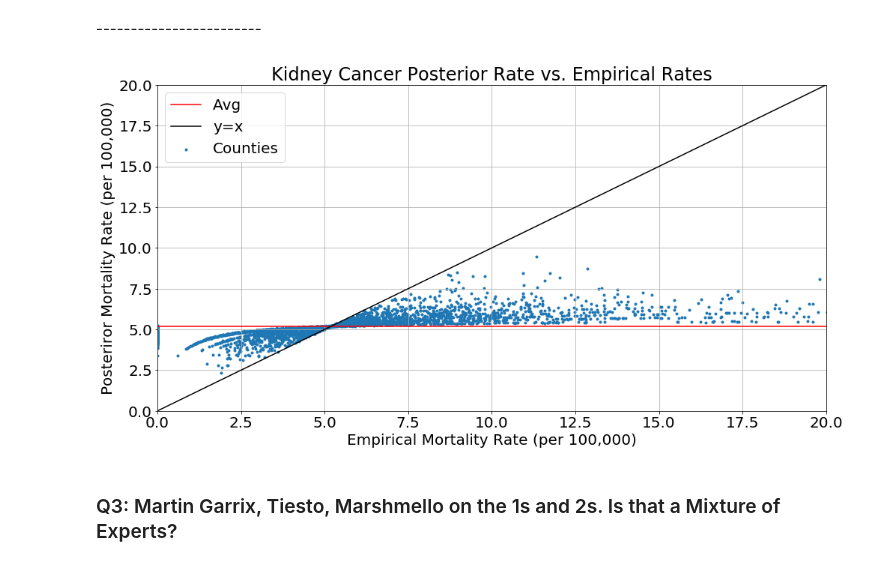
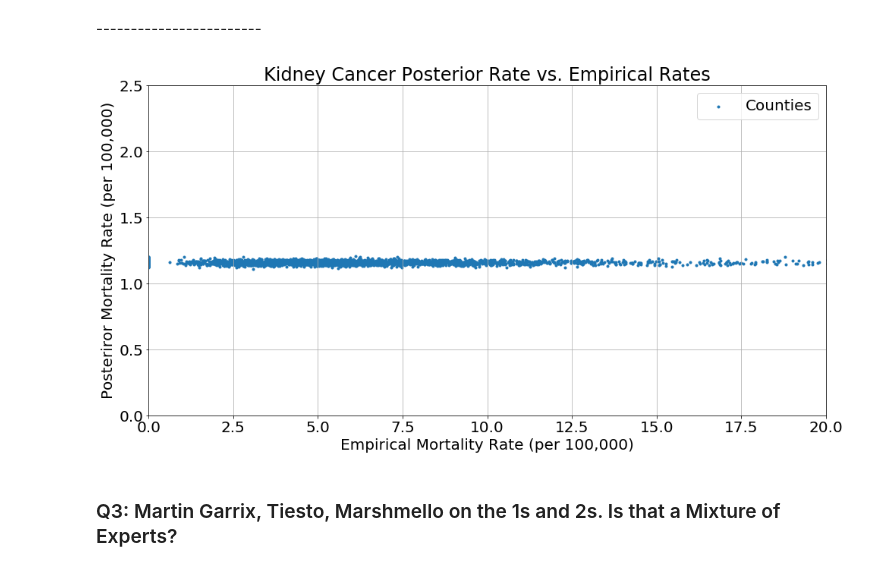
Before and after one commit to IACS-AM-207-Braavos/AM-207, a Jupyter notebook: hw8/AM207_HW8_MSE.ipynb, the cells around one changed output. Drawn from its saved outputs; the diff is of its cells as text; code cells hidden in the pictures.

Commit message:
fixes to question 2: results consistent with OH values for alpha and beta, and theta samples used instead of mortality rate (question asks for cancer rate, which is modeled by theta itself)

```diff
--- a/hw8/AM207_HW8_MSE.ipynb
+++ b/hw8/AM207_HW8_MSE.ipynb
@@ -525,0 +411,15 @@ sigma = 0.000050
+# %%
+kcancer=pd.read_csv('kcancer.csv')
+# %%
+def compute_alpha(beta, mu_bar):
+    return beta*mu_bar / 5
+
+def compute_beta(var_bar, mu_bar, n_bar):
+    return 5/((var_bar/mu_bar)-(1/n_bar))
+
+mu_bar = kcancer['pct_mortality'].mean()
+var_bar = kcancer['pct_mortality'].std()**2
+n_bar = kcancer['pop'].mean()
+beta_match = compute_beta(var_bar,mu_bar,n_bar)
+alpha_match= compute_alpha(beta_match,mu_bar)
+print('Alpha: {}, Beta: {}'.format(alpha_match, beta_match))
@@ -615,0 +449,4 @@ make_plot(mortality_rates, post_means)
+# %%
+n_samps=5000
+theta_samps=scipy.stats.beta(alpha_match, beta_match).rvs(size=(kcancer.shape[0],n_samps))
+theta_means=np.mean(theta_samps, axis=1)
@@ -615,0 +455,16 @@ make_plot(mortality_rates, post_means)
+# %%
+def scatter_plot_cancer_rates(data_df, estimates, ax=None):
+
+    if not ax:
+        ax = data_df.plot(kind='scatter', x="pop",y="pct_mortality", alpha=0.05, color="grey")
+
+    bot_kcancer_counties = data_df.sort_values(by='pct_mortality',ascending=True)[:300]
+    top_kcancer_counties = data_df.sort_values(by='pct_mortality',ascending=False)[:300]
+    top_kcancer_counties.plot(kind='scatter',x="pop",y="pct_mortality",alpha=0.07, color="red", ax=ax, logx=True)
+    bot_kcancer_counties.plot(kind='scatter',x="pop",y="pct_mortality",alpha=0.07, color="blue", ax=ax, logx=True)
+    ax.plot(data_df['pop'], 5 * estimates, '.', alpha=0.04, color="green")
+    ax.set_ylim([-0.0001, 0.0003])
+
+fig, ax = plt.subplots(1,1,figsize=(15,7))
+ax.scatter(kcancer['pop'], kcancer['pct_mortality'], alpha=0.05, color='grey')
+scatter_plot_cancer_rates(kcancer, theta_means, ax=ax)
@@ -624,25 +481,25 @@ Just for fun, below is a plot showing the relationship between the raw cancer ra
 # %%
 def make_scatter(mortality_rates, post_means):
     """Plot posterior mean vs. observed rate"""
     fig, ax = plt.subplots()
     fig.set_size_inches([16, 8])
     ax.set_title('Kidney Cancer Posterior Rate vs. Empirical Rates')
     ax.set_xlabel('Empirical Mortality Rate (per 100,000)')
     ax.set_ylabel('Posteriror Mortality Rate (per 100,000)')
     ax.set_xlim(0, 20)
-    ax.set_ylim(0, 20)
+    ax.set_ylim(0, 2.5)
     mortality_plot = mortality_rates * 100000
     post_plot = post_means * 100000
     ax.scatter(mortality_plot, post_plot, label='Counties', s=9)
-    ax.axhline(y=mu*100000, color='r', label='Avg')
-    ax.plot(np.linspace(0,20,100), np.linspace(0,20,100), color='k', label='y=x')
+#     ax.axhline(y=mu*100000, color='r', label='Avg')
+#     ax.plot(np.linspace(0,20,100), np.linspace(0,20,100), color='k', label='y=x')
     ax.grid()
     ax.legend()
     plt.show()
 
-make_scatter(mortality_rates, post_means)
+make_scatter(kcancer['pct_mortality'], theta_means)
 # %% [output]
-[figure, old version]
+[figure, new version]
 # %% [markdown]
 ### Q3: Martin Garrix, Tiesto, Marshmello on the 1s and 2s.  Is that a Mixture of Experts?
 # %% [markdown]
```
Also changed, not shown: parts of 8 cells of this notebook.
